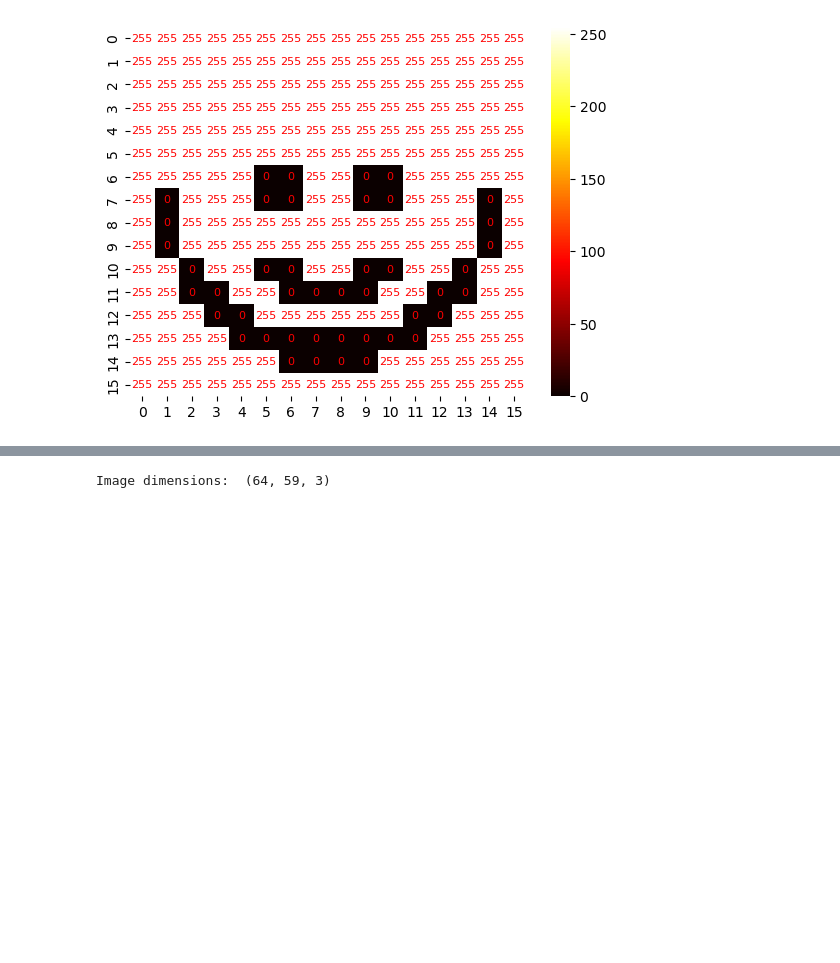
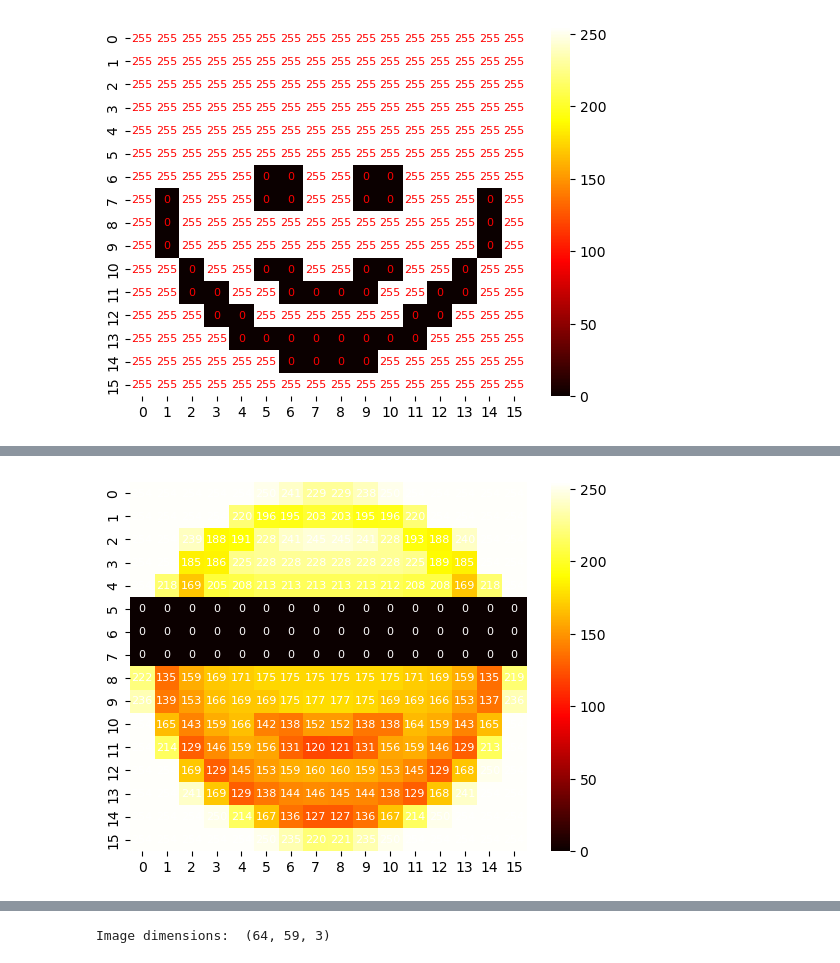
Before and after one commit to Jintram/Workshop_Py_image-analysis_2025, a Jupyter notebook: Bioimage-analysis_02A_readingwritingmodifying.ipynb, the cells around one changed output, grey strips where cells are left out. Cells and saved outputs as stored; diff of their text form; code cells hidden in the pictures; blank space fills up the shorter version.

```diff
--- a/Bioimage-analysis_02A_readingwritingmodifying.ipynb
+++ b/Bioimage-analysis_02A_readingwritingmodifying.ipynb
@@ -100,3 +105,9 @@ img_bw[img_bw>=MY_THRESHOLD]=255
 mw_showimg(img_bw, fontcol='red')
 # %% [output]
 [figure]
+# %%
+# Illustration why img.copy
+img2 = img.copy()
+img3 = img2
+img3[5:8,:] = 0
+mw_showimg(img)
@@ -102,0 +116,4 @@ mw_showimg(img_bw, fontcol='red')
+# %%
+mw_showimg(img3)
+# %% [output]
+[figure, added]
```
Also changed, not shown: parts of 7 cells of this notebook, 22 other files.
